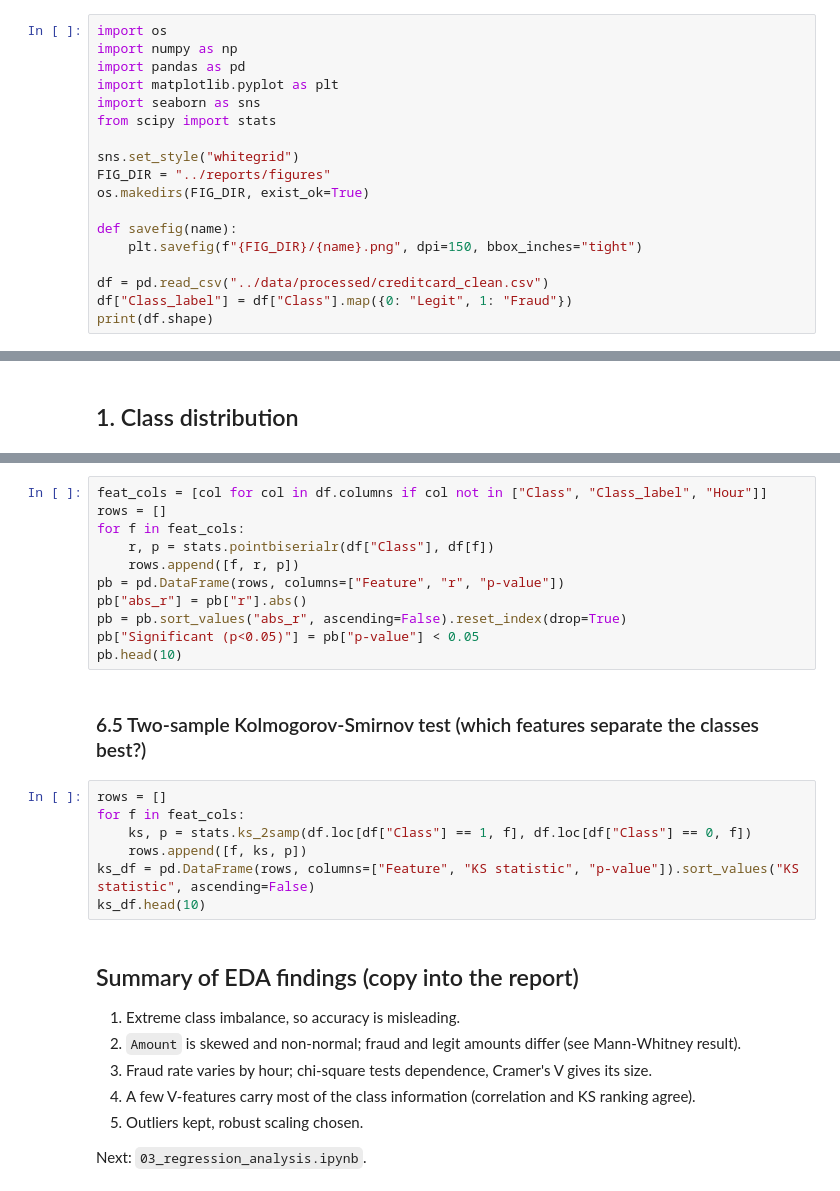
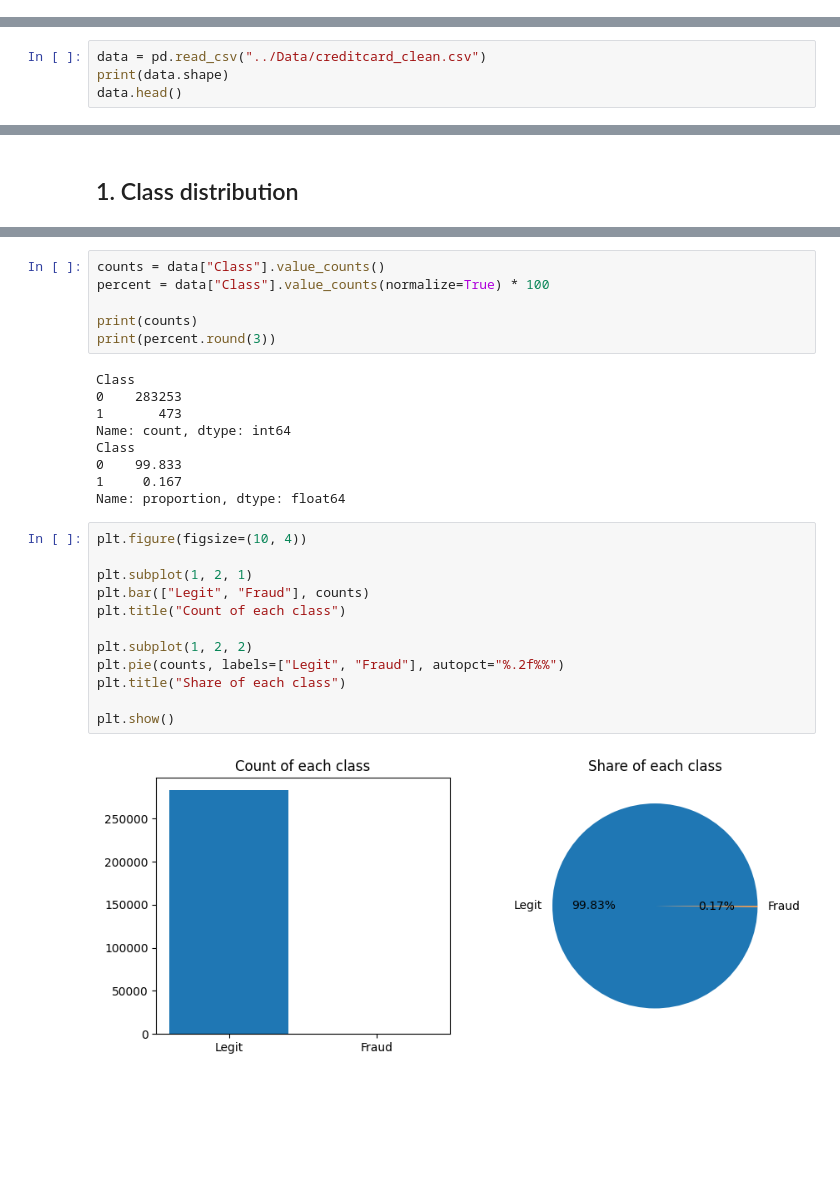
Before and after one commit to nitish-creat/Credit_card_fraud_detection_, a Jupyter notebook: Notebooks/2_eda.ipynb, the cells around one changed output, grey strips where cells are left out. Drawn from its saved outputs; the diff is of its cells as text; blank space fills up the shorter version.

```diff
--- a/Notebooks/2_eda.ipynb
+++ b/Notebooks/2_eda.ipynb
@@ -6,18 +0,0 @@ Contents: class distribution, Amount analysis, time pattern, correlations, featu
-# %%
-import os
-import numpy as np
-import pandas as pd
-import matplotlib.pyplot as plt
-import seaborn as sns
-from scipy import stats
-
-sns.set_style("whitegrid")
-FIG_DIR = "../reports/figures"
-os.makedirs(FIG_DIR, exist_ok=True)
-
-def savefig(name):
-    plt.savefig(f"{FIG_DIR}/{name}.png", dpi=150, bbox_inches="tight")
-
-df = pd.read_csv("../data/processed/creditcard_clean.csv")
-df["Class_label"] = df["Class"].map({0: "Legit", 1: "Fraud"})
-print(df.shape)
@@ -23,0 +12,4 @@ print(df.shape)
+# %%
+data = pd.read_csv("../Data/creditcard_clean.csv")
+print(data.shape)
+data.head()
@@ -164,29 +27,29 @@ A very small Cramer's V means that even if the result is statistically significa
-# %%
-feat_cols = [col for col in df.columns if col not in ["Class", "Class_label", "Hour"]]
-rows = []
-for f in feat_cols:
-    r, p = stats.pointbiserialr(df["Class"], df[f])
-    rows.append([f, r, p])
-pb = pd.DataFrame(rows, columns=["Feature", "r", "p-value"])
-pb["abs_r"] = pb["r"].abs()
-pb = pb.sort_values("abs_r", ascending=False).reset_index(drop=True)
-pb["Significant (p<0.05)"] = pb["p-value"] < 0.05
-pb.head(10)
-# %% [markdown]
-### 6.5 Two-sample Kolmogorov-Smirnov test (which features separate the classes best?)
-# %%
-rows = []
-for f in feat_cols:
-    ks, p = stats.ks_2samp(df.loc[df["Class"] == 1, f], df.loc[df["Class"] == 0, f])
-    rows.append([f, ks, p])
-ks_df = pd.DataFrame(rows, columns=["Feature", "KS statistic", "p-value"]).sort_values("KS statistic", ascending=False)
-ks_df.head(10)
-# %% [markdown]
-## Summary of EDA findings (copy into the report)
-1. Extreme class imbalance, so accuracy is misleading.
-2. `Amount` is skewed and non-normal; fraud and legit amounts differ (see Mann-Whitney result).
-3. Fraud rate varies by hour; chi-square tests dependence, Cramer's V gives its size.
-4. A few V-features carry most of the class information (correlation and KS ranking agree).
-5. Outliers kept, robust scaling chosen.
-
-Next: `03_regression_analysis.ipynb`.
+# %%
+counts = data["Class"].value_counts()
+percent = data["Class"].value_counts(normalize=True) * 100
+
+print(counts)
+print(percent.round(3))
+# %% [output]
+Class
+0    283253
+1       473
+Name: count, dtype: int64
+Class
+0    99.833
+1     0.167
+Name: proportion, dtype: float64
+# %%
+plt.figure(figsize=(10, 4))
+
+plt.subplot(1, 2, 1)
+plt.bar(["Legit", "Fraud"], counts)
+plt.title("Count of each class")
+
+plt.subplot(1, 2, 2)
+plt.pie(counts, labels=["Legit", "Fraud"], autopct="%.2f%%")
+plt.title("Share of each class")
+
+plt.show()
+# %% [output]
+[figure, added]
```
Also changed, not shown: parts of 53 cells of this notebook, 9 other files.
